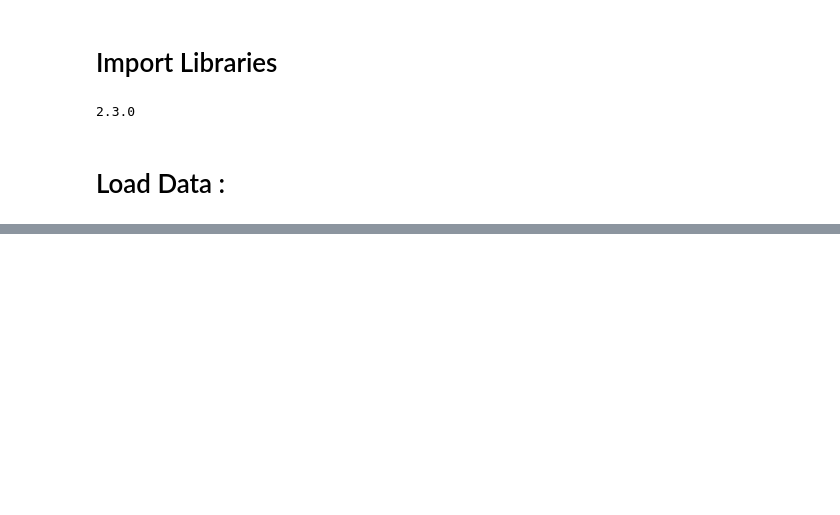
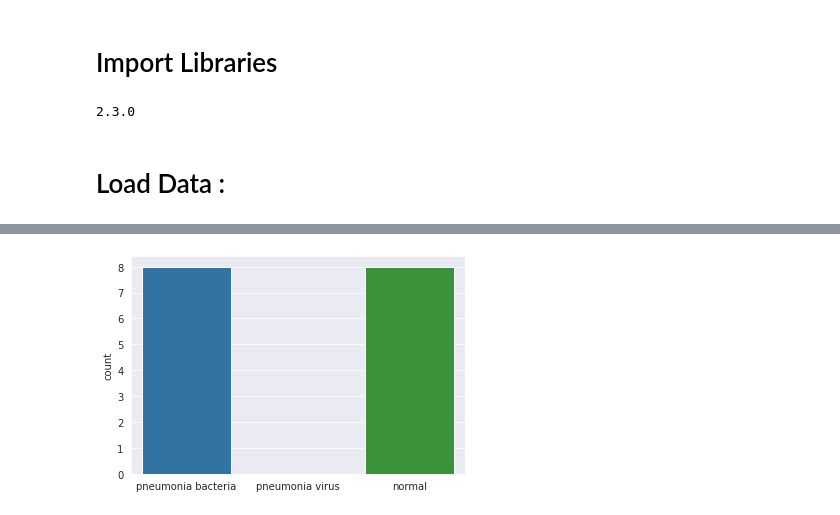
Before and after one commit to Kshitij879/PnemoniaDetection, a Jupyter notebook: Pneumonia_Detection_model.ipynb, the cells around one changed output, grey strips where cells are left out. Drawn from its saved outputs; the diff is of its cells as text; code cells hidden in the pictures; blank space fills up the shorter version.

```diff
--- a/Pneumonia_Detection_model.ipynb
+++ b/Pneumonia_Detection_model.ipynb
@@ -97,0 +136,4 @@ val = get_input_data('/content/gdrive/My Drive/chest_xray/val')
+# %%
+display_set(val)
+# %% [output]
+[figure, added]
```
Also changed, not shown: parts of 8 cells of this notebook.
